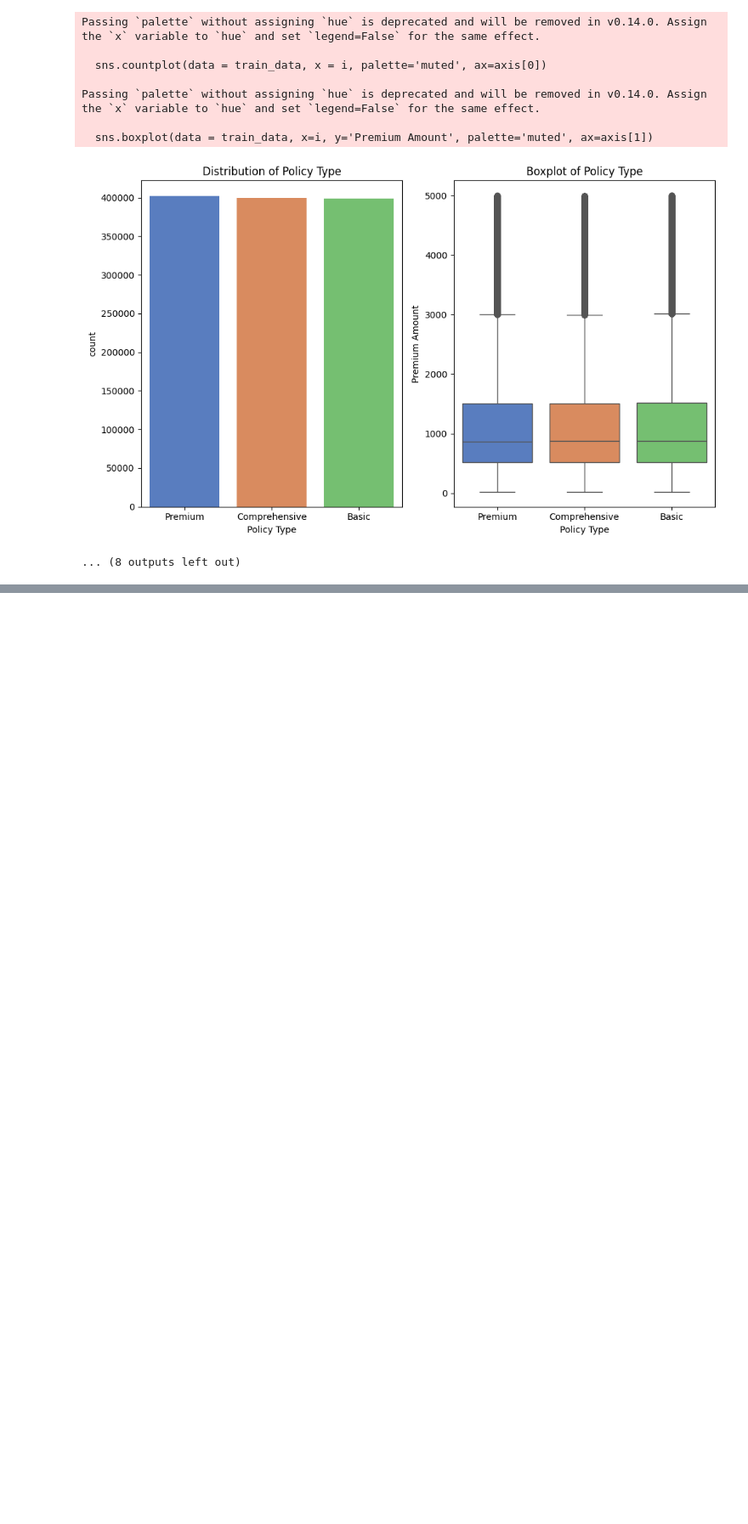
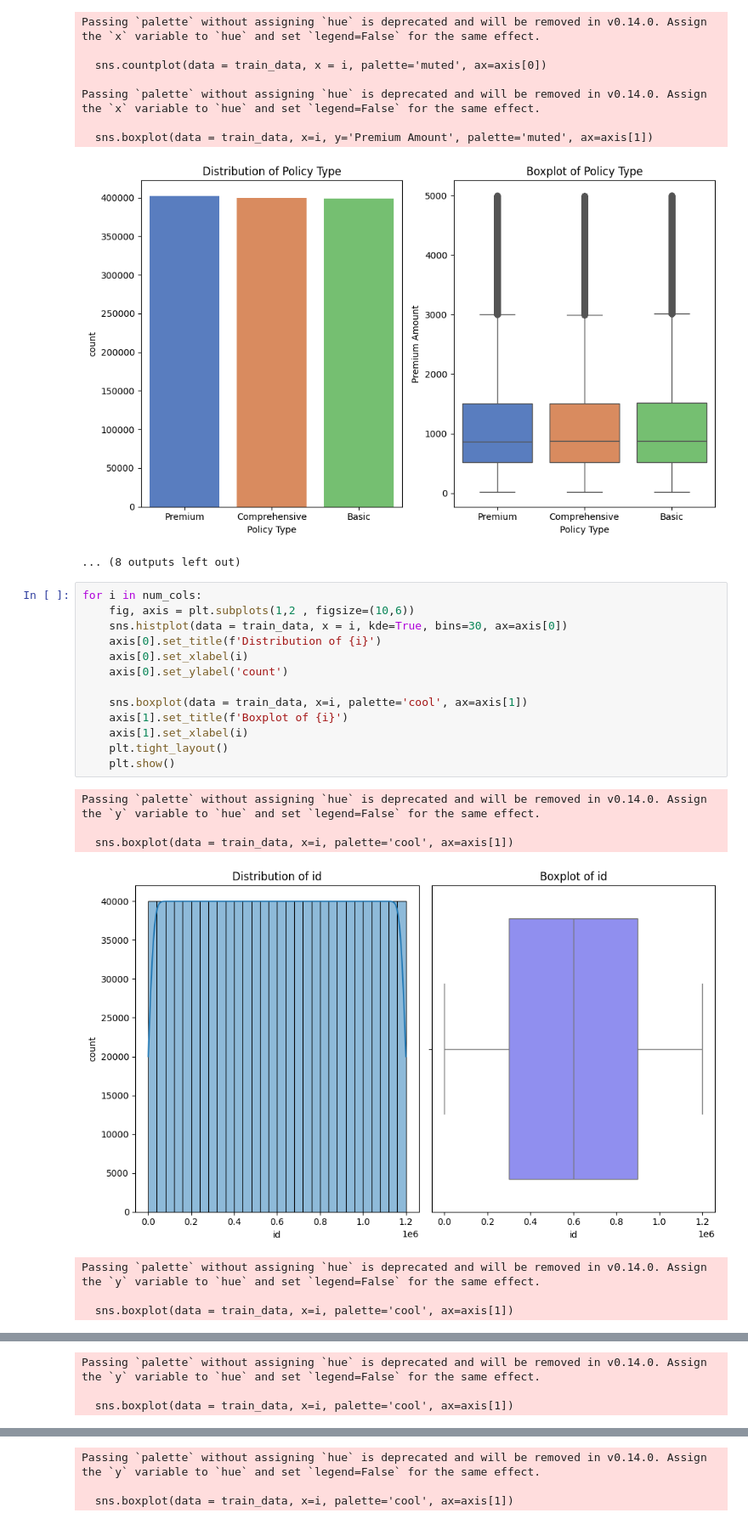
Before and after one commit to GhosTHaise/regression-insurance-dataset, a Jupyter notebook: eda.ipynb, the cells around one changed output, grey strips where cells are left out. Shown at 85% size. Drawn from its saved outputs; the diff is of its cells as text; blank space fills up the shorter version.

Commit message:
feat : distribution

```diff
--- a/eda.ipynb
+++ b/eda.ipynb
@@ -189,3 +189,24 @@ Passing `palette` without assigning `hue` is deprecated and will be removed in v
   sns.boxplot(data = train_data, x=i, y='Premium Amount', palette='muted', ax=axis[1])
 [figure]
 ... (8 outputs left out)
+# %%
+for i in num_cols:
+    fig, axis = plt.subplots(1,2 , figsize=(10,6))
+    sns.histplot(data = train_data, x = i, kde=True, bins=30, ax=axis[0])
+    axis[0].set_title(f'Distribution of {i}')
+    axis[0].set_xlabel(i)
+    axis[0].set_ylabel('count')
+
+    sns.boxplot(data = train_data, x=i, palette='cool', ax=axis[1])
+    axis[1].set_title(f'Boxplot of {i}')
+    axis[1].set_xlabel(i)
+    plt.tight_layout()
+    plt.show()
+# %% [output]
+Passing `palette` without assigning `hue` is deprecated and will be removed in v0.14.0. Assign the `y` variable to `hue` and set `legend=False` for the same effect.
+
+  sns.boxplot(data = train_data, x=i, palette='cool', ax=axis[1])
+[figure, added]
+Passing `palette` without assigning `hue` is deprecated and will be removed in v0.14.0. Assign the `y` variable to `hue` and set `legend=False` for the same effect.
+
+  sns.boxplot(data = train_data, x=i, palette='cool', ax=axis[1])
@@ -191,0 +214,3 @@ Passing `palette` without assigning `hue` is deprecated and will be removed in v
+Passing `palette` without assigning `hue` is deprecated and will be removed in v0.14.0. Assign the `y` variable to `hue` and set `legend=False` for the same effect.
+
+  sns.boxplot(data = train_data, x=i, palette='cool', ax=axis[1])
@@ -191,0 +218,3 @@ Passing `palette` without assigning `hue` is deprecated and will be removed in v
+Passing `palette` without assigning `hue` is deprecated and will be removed in v0.14.0. Assign the `y` variable to `hue` and set `legend=False` for the same effect.
+
+  sns.boxplot(data = train_data, x=i, palette='cool', ax=axis[1])
```
Also changed, not shown: parts of 1 cell of this notebook.
